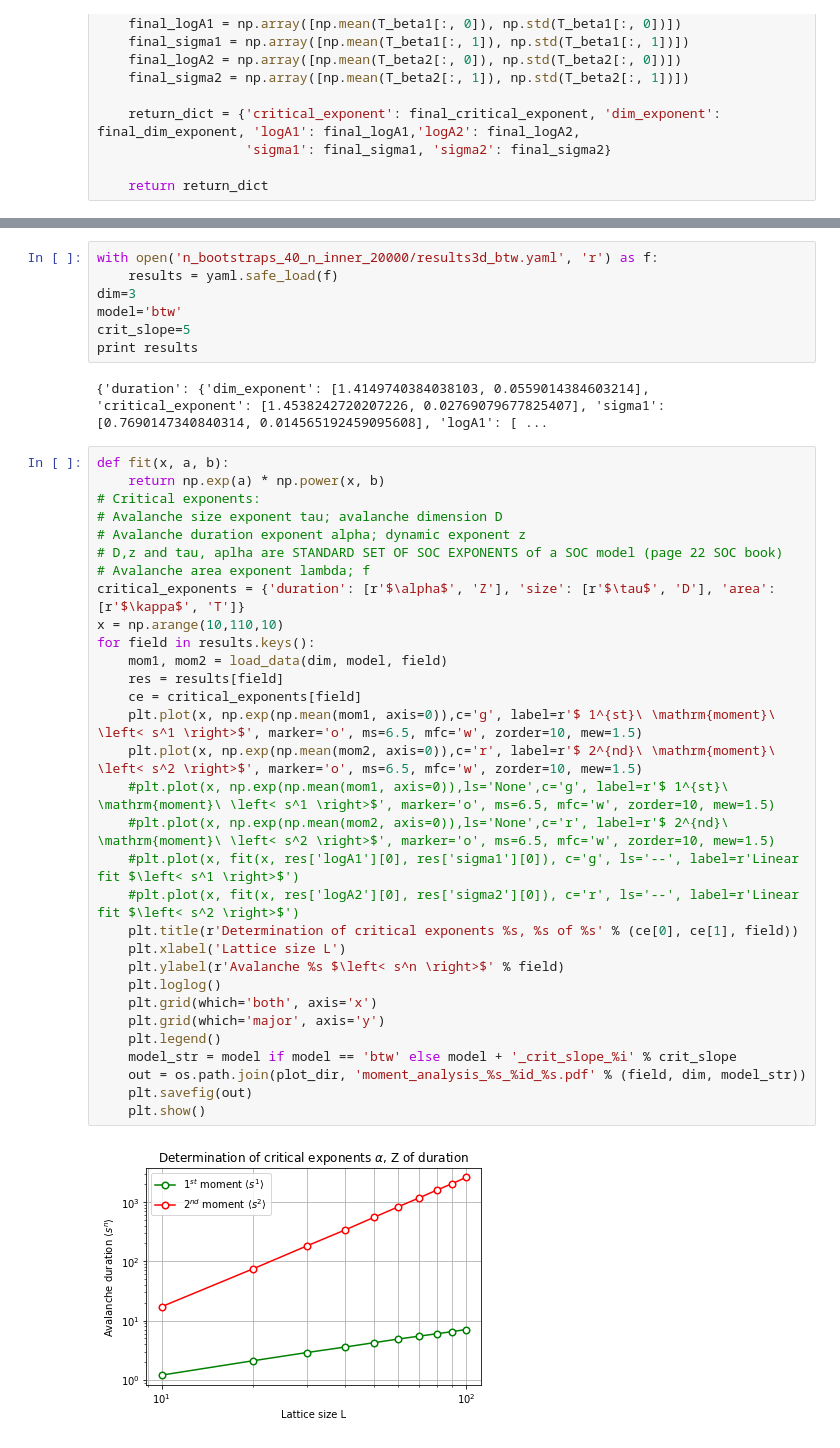
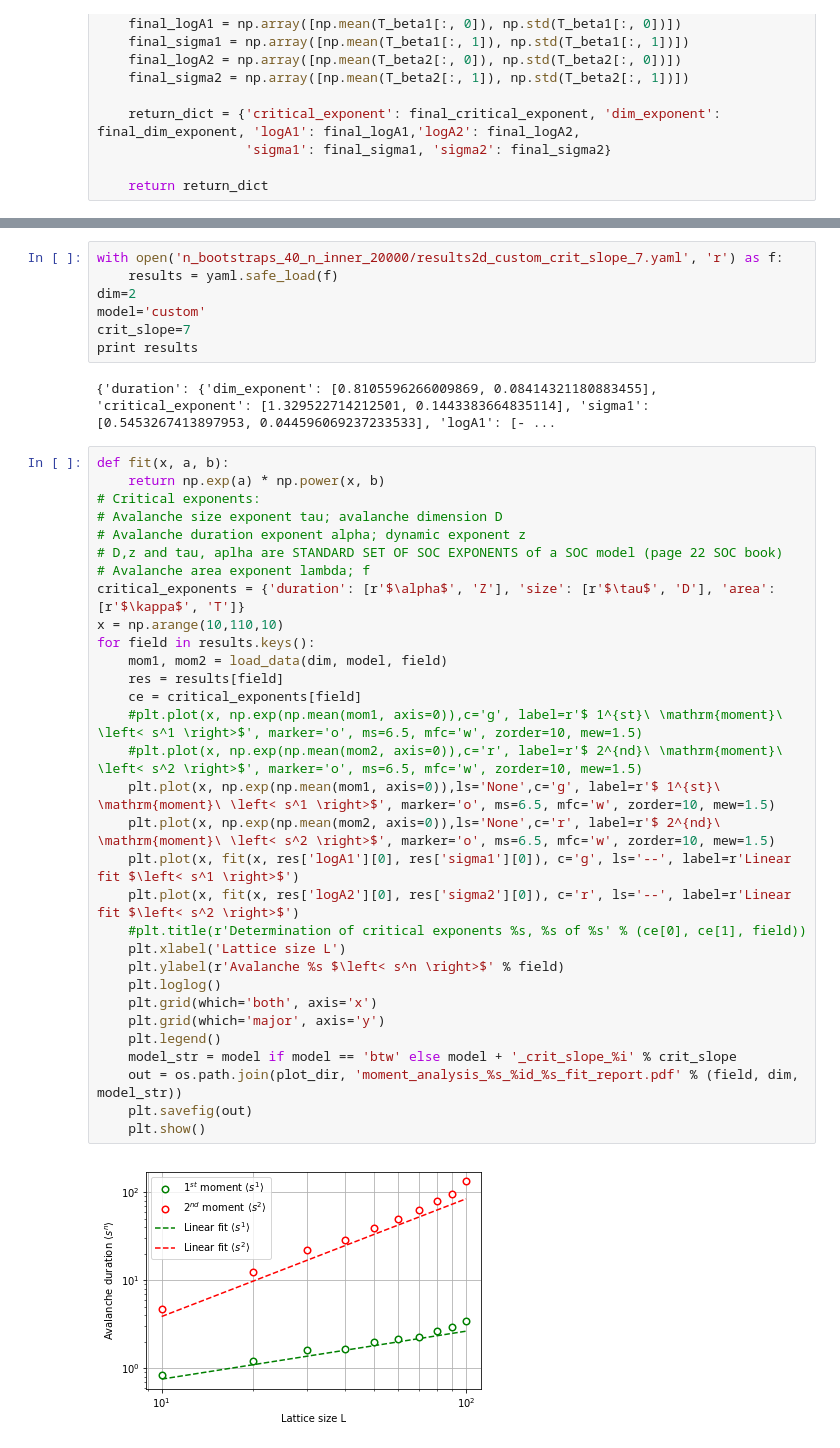
Before and after one commit to leloup314/Sandpiles, a Jupyter notebook: analysis/moment_analysis/moment_analysis.ipynb, the cells around one changed output, grey strips where cells are left out. Saved outputs shown, nothing was run; the diff lists cells and outputs as text.

Commit message:
ADD: results for 2d custom model crit_slope 7, plots for report; MAINT: remove output from notebook-file

```diff
--- a/analysis/moment_analysis/moment_analysis.ipynb
+++ b/analysis/moment_analysis/moment_analysis.ipynb
@@ -429,42 +410,42 @@ KeyboardInterrupt:
 # %%
-with open('n_bootstraps_40_n_inner_20000/results3d_btw.yaml', 'r') as f:
+with open('n_bootstraps_40_n_inner_20000/results2d_custom_crit_slope_7.yaml', 'r') as f:
     results = yaml.safe_load(f)
-dim=3
-model='btw'
-crit_slope=5
+dim=2
+model='custom'
+crit_slope=7
 print results
 # %% [output]
-{'duration': {'dim_exponent': [1.4149740384038103, 0.0559014384603214], 'critical_exponent': [1.4538242720207226, 0.02769079677825407], 'sigma1': [0.7690147340840314, 0.014565192459095608], 'logA1': [ ...
+{'duration': {'dim_exponent': [0.8105596266009869, 0.08414321180883455], 'critical_exponent': [1.329522714212501, 0.1443383664835114], 'sigma1': [0.5453267413897953, 0.044596069237233533], 'logA1': [- ...
 # %%
 def fit(x, a, b):
     return np.exp(a) * np.power(x, b)
 # Critical exponents:
 # Avalanche size exponent tau; avalanche dimension D
 # Avalanche duration exponent alpha; dynamic exponent z
 # D,z and tau, aplha are STANDARD SET OF SOC EXPONENTS of a SOC model (page 22 SOC book)
 # Avalanche area exponent lambda; f
 critical_exponents = {'duration': [r'$\alpha$', 'Z'], 'size': [r'$\tau$', 'D'], 'area': [r'$\kappa$', 'T']}
 x = np.arange(10,110,10)
 for field in results.keys():
     mom1, mom2 = load_data(dim, model, field)
     res = results[field]
     ce = critical_exponents[field]
-    plt.plot(x, np.exp(np.mean(mom1, axis=0)),c='g', label=r'$ 1^{st}\ \mathrm{moment}\ \left< s^1 \right>$', marker='o', ms=6.5, mfc='w', zorder=10, mew=1.5)
-    plt.plot(x, np.exp(np.mean(mom2, axis=0)),c='r', label=r'$ 2^{nd}\ \mathrm{moment}\ \left< s^2 \right>$', marker='o', ms=6.5, mfc='w', zorder=10, mew=1.5)
-    #plt.plot(x, np.exp(np.mean(mom1, axis=0)),ls='None',c='g', label=r'$ 1^{st}\ \mathrm{moment}\ \left< s^1 \right>$', marker='o', ms=6.5, mfc='w', zorder=10, mew=1.5)
-    #plt.plot(x, np.exp(np.mean(mom2, axis=0)),ls='None',c='r', label=r'$ 2^{nd}\ \mathrm{moment}\ \left< s^2 \right>$', marker='o', ms=6.5, mfc='w', zorder=10, mew=1.5)
-    #plt.plot(x, fit(x, res['logA1'][0], res['sigma1'][0]), c='g', ls='--', label=r'Linear fit $\left< s^1 \right>$')
-    #plt.plot(x, fit(x, res['logA2'][0], res['sigma2'][0]), c='r', ls='--', label=r'Linear fit $\left< s^2 \right>$')
-    plt.title(r'Determination of critical exponents %s, %s of %s' % (ce[0], ce[1], field))
+    #plt.plot(x, np.exp(np.mean(mom1, axis=0)),c='g', label=r'$ 1^{st}\ \mathrm{moment}\ \left< s^1 \right>$', marker='o', ms=6.5, mfc='w', zorder=10, mew=1.5)
+    #plt.plot(x, np.exp(np.mean(mom2, axis=0)),c='r', label=r'$ 2^{nd}\ \mathrm{moment}\ \left< s^2 \right>$', marker='o', ms=6.5, mfc='w', zorder=10, mew=1.5)
+    plt.plot(x, np.exp(np.mean(mom1, axis=0)),ls='None',c='g', label=r'$ 1^{st}\ \mathrm{moment}\ \left< s^1 \right>$', marker='o', ms=6.5, mfc='w', zorder=10, mew=1.5)
+    plt.plot(x, np.exp(np.mean(mom2, axis=0)),ls='None',c='r', label=r'$ 2^{nd}\ \mathrm{moment}\ \left< s^2 \right>$', marker='o', ms=6.5, mfc='w', zorder=10, mew=1.5)
+    plt.plot(x, fit(x, res['logA1'][0], res['sigma1'][0]), c='g', ls='--', label=r'Linear fit $\left< s^1 \right>$')
+    plt.plot(x, fit(x, res['logA2'][0], res['sigma2'][0]), c='r', ls='--', label=r'Linear fit $\left< s^2 \right>$')
+    #plt.title(r'Determination of critical exponents %s, %s of %s' % (ce[0], ce[1], field))
     plt.xlabel('Lattice size L')
     plt.ylabel(r'Avalanche %s $\left< s^n \right>$' % field)
     plt.loglog()
     plt.grid(which='both', axis='x')
     plt.grid(which='major', axis='y')
     plt.legend()
     model_str = model if model == 'btw' else model + '_crit_slope_%i' % crit_slope
-    out = os.path.join(plot_dir, 'moment_analysis_%s_%id_%s.pdf' % (field, dim, model_str))
+    out = os.path.join(plot_dir, 'moment_analysis_%s_%id_%s_fit_report.pdf' % (field, dim, model_str))
     plt.savefig(out)
     plt.show()
 # %% [output]
-[figure, old version]
+[figure, new version]
```
Also changed, not shown: parts of 3 cells of this notebook, 17 other files.
